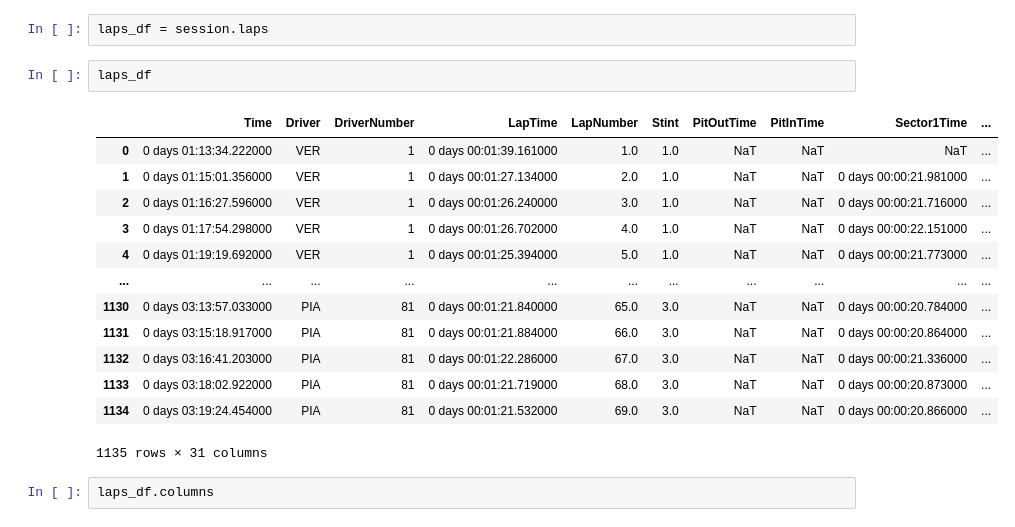
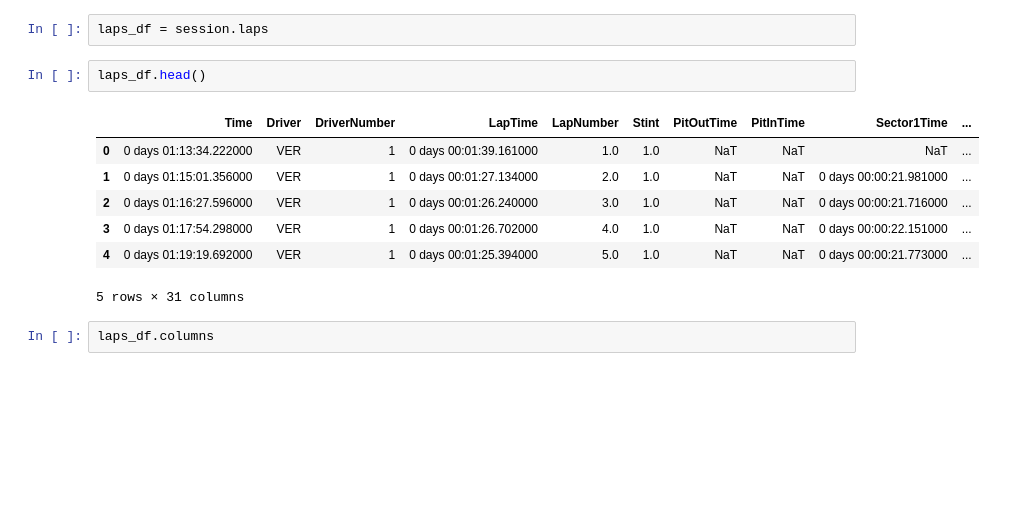
Before and after one commit to mihalisag/data-podium, a Jupyter notebook: f1_telemetry.ipynb, the cells around one changed output. Cells and saved outputs as stored; diff of their text form; blank space fills up the shorter version.

```diff
--- a/f1_telemetry.ipynb
+++ b/f1_telemetry.ipynb
@@ -412,21 +206,15 @@ core           INFO     Finished loading data for 20 drivers: ['1', '31', '10',
 # %%
 laps_df = session.laps
 # %%
-laps_df
+laps_df.head()
 # %% [output]
 |  | Time | Driver | DriverNumber | LapTime | LapNumber | Stint | PitOutTime | PitInTime | Sector1Time | ... |
 | 0 | 0 days 01:13:34.222000 | VER | 1 | 0 days 00:01:39.161000 | 1.0 | 1.0 | NaT | NaT | NaT | ... |
 | 1 | 0 days 01:15:01.356000 | VER | 1 | 0 days 00:01:27.134000 | 2.0 | 1.0 | NaT | NaT | 0 days 00:00:21.981000 | ... |
 | 2 | 0 days 01:16:27.596000 | VER | 1 | 0 days 00:01:26.240000 | 3.0 | 1.0 | NaT | NaT | 0 days 00:00:21.716000 | ... |
 | 3 | 0 days 01:17:54.298000 | VER | 1 | 0 days 00:01:26.702000 | 4.0 | 1.0 | NaT | NaT | 0 days 00:00:22.151000 | ... |
 | 4 | 0 days 01:19:19.692000 | VER | 1 | 0 days 00:01:25.394000 | 5.0 | 1.0 | NaT | NaT | 0 days 00:00:21.773000 | ... |
-| ... | ... | ... | ... | ... | ... | ... | ... | ... | ... | ... |
-| 1130 | 0 days 03:13:57.033000 | PIA | 81 | 0 days 00:01:21.840000 | 65.0 | 3.0 | NaT | NaT | 0 days 00:00:20.784000 | ... |
-| 1131 | 0 days 03:15:18.917000 | PIA | 81 | 0 days 00:01:21.884000 | 66.0 | 3.0 | NaT | NaT | 0 days 00:00:20.864000 | ... |
-| 1132 | 0 days 03:16:41.203000 | PIA | 81 | 0 days 00:01:22.286000 | 67.0 | 3.0 | NaT | NaT | 0 days 00:00:21.336000 | ... |
-| 1133 | 0 days 03:18:02.922000 | PIA | 81 | 0 days 00:01:21.719000 | 68.0 | 3.0 | NaT | NaT | 0 days 00:00:20.873000 | ... |
-| 1134 | 0 days 03:19:24.454000 | PIA | 81 | 0 days 00:01:21.532000 | 69.0 | 3.0 | NaT | NaT | 0 days 00:00:20.866000 | ... |
-1135 rows × 31 columns
+5 rows × 31 columns
 # %%
 laps_df.columns
 # %% [output]
```
Also changed, not shown: parts of 84 cells of this notebook, 6 other files.
